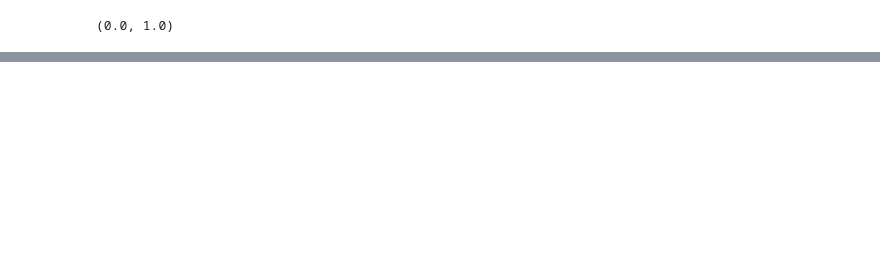
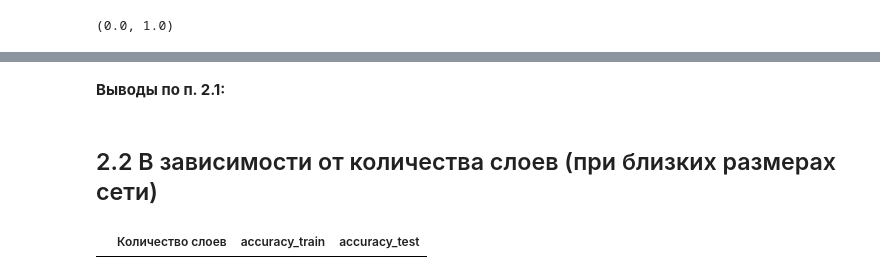
Before and after one commit to dnlygvtv/02_Python_for_Neural_Networks, a Jupyter notebook: HW/HW_2.ipynb, the cells around one changed output, grey strips where cells are left out. Saved outputs shown, nothing was run; the diff lists cells and outputs as text; code cells hidden in the pictures; blank space fills up the shorter version.

```diff
--- a/HW/HW_2.ipynb
+++ b/HW/HW_2.ipynb
@@ -55,0 +159,9 @@ X_train.min(axis=1).min(), X_train.max(axis=1).max()
+# %% [markdown]
+**Выводы по п. 2.1:**
+# %% [markdown]
+## 2.2 В зависимости от количества слоев (при близких размерах сети)
+# %%
+stata_2 = pd.DataFrame(columns=['Количество слоев', 'accuracy_train', 'accuracy_test'])
+stata_2
+# %% [output]
+|  | Количество слоев | accuracy_train | accuracy_test |
```
Also changed, not shown: parts of 28 cells of this notebook.
